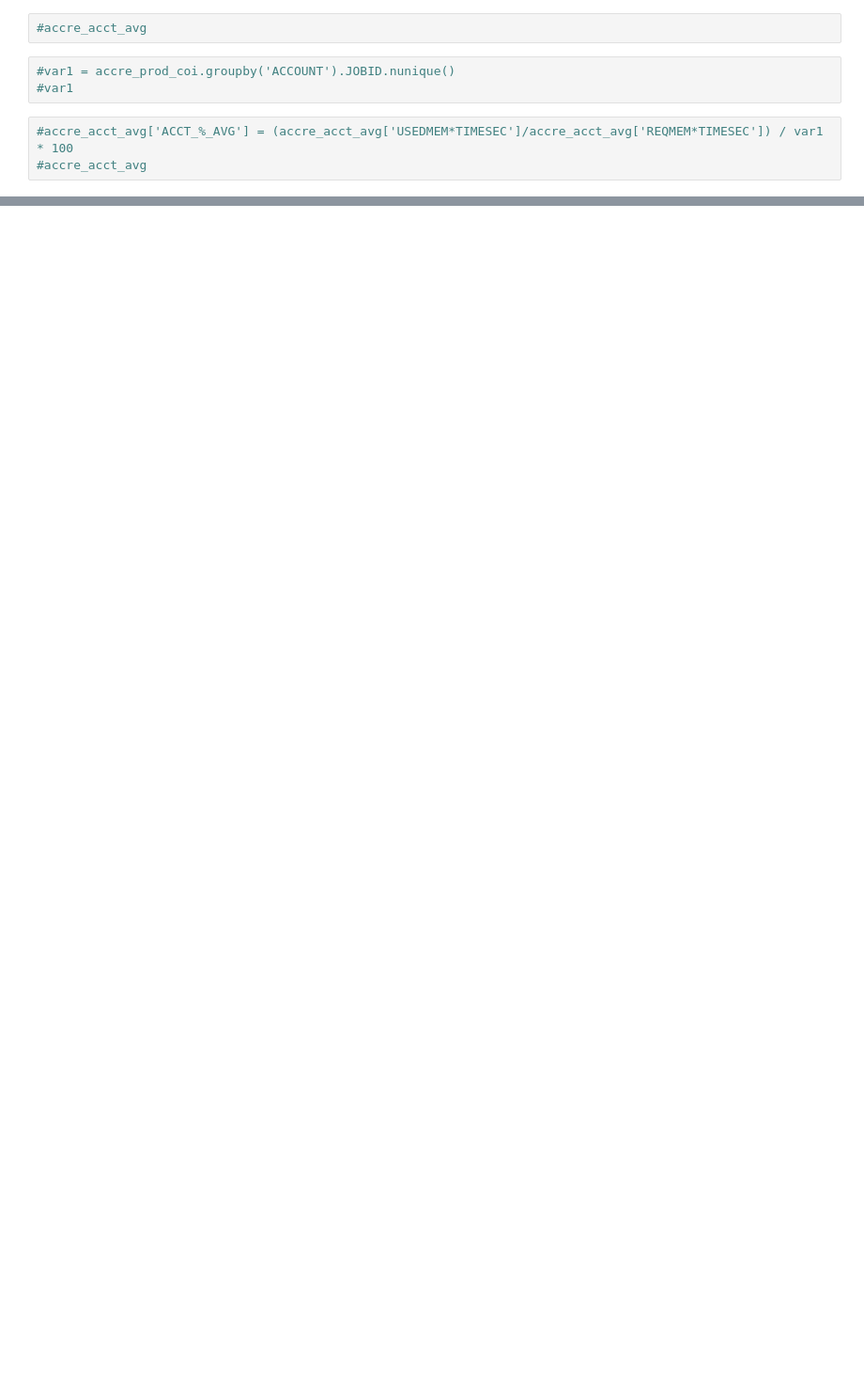
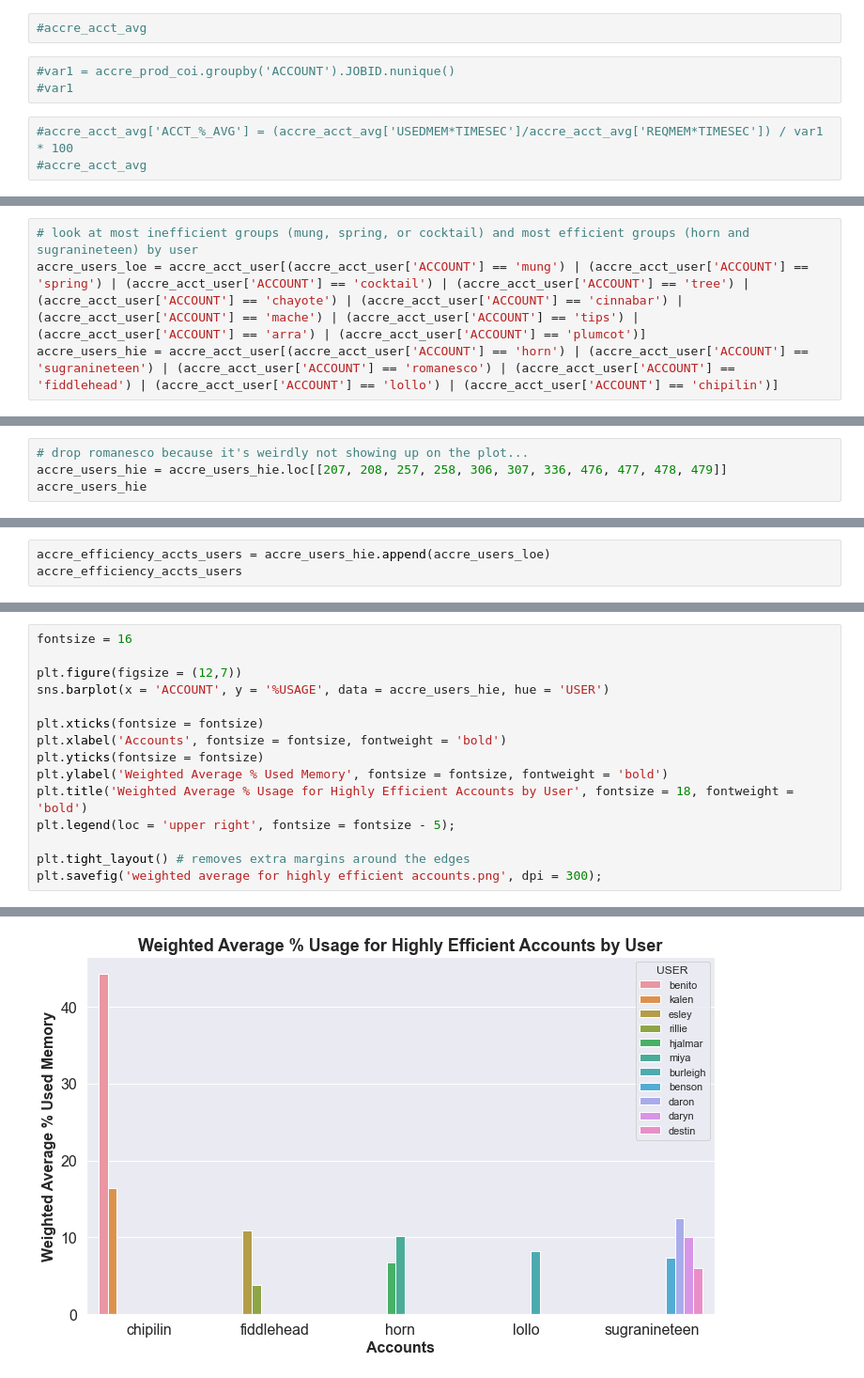
Before and after one commit to nss-data-science-cohort-4/dq2-accre-valkyries, a Jupyter notebook: notebooks/ONR_ACCRE_Q4_analysis.ipynb, the cells around one changed output, grey strips where cells are left out. Shown at 94% size. Drawn from its saved outputs; the diff is of its cells as text; blank space fills up the shorter version.

Commit message:
new bar charts

```diff
--- a/notebooks/ONR_ACCRE_Q4_analysis.ipynb
+++ b/notebooks/ONR_ACCRE_Q4_analysis.ipynb
@@ -323,0 +445,4 @@ plt.legend(loc = 'upper left', fontsize = fontsize - 5);
+# %%
+# look at most inefficient groups (mung, spring, or cocktail) and most efficient groups (horn and sugranineteen) by user
+accre_users_loe = accre_acct_user[(accre_acct_user['ACCOUNT'] == 'mung') | (accre_acct_user['ACCOUNT'] == 'spring') | (accre_acct_user['ACCOUNT'] == 'cocktail') | (accre_acct_user['ACCOUNT'] == 'tree') | (accre_acct_user['ACCOUNT'] == 'chayote') | (accre_acct_user['ACCOUNT'] == 'cinnabar') | (accre_acct_user['ACCOUNT'] == 'mache') | (accre_acct_user['ACCOUNT'] == 'tips') | (accre_acct_user['ACCOUNT'] == 'arra') | (accre_acct_user['ACCOUNT'] == 'plumcot')]
+accre_users_hie = accre_acct_user[(accre_acct_user['ACCOUNT'] == 'horn') | (accre_acct_user['ACCOUNT'] == 'sugranineteen') | (accre_acct_user['ACCOUNT'] == 'romanesco') | (accre_acct_user['ACCOUNT'] == 'fiddlehead') | (accre_acct_user['ACCOUNT'] == 'lollo') | (accre_acct_user['ACCOUNT'] == 'chipilin')]
@@ -323,0 +463,4 @@ plt.legend(loc = 'upper left', fontsize = fontsize - 5);
+# %%
+# drop romanesco because it's weirdly not showing up on the plot...
+accre_users_hie = accre_users_hie.loc[[207, 208, 257, 258, 306, 307, 336, 476, 477, 478, 479]]
+accre_users_hie
@@ -323,0 +480,3 @@ plt.legend(loc = 'upper left', fontsize = fontsize - 5);
+# %%
+accre_efficiency_accts_users = accre_users_hie.append(accre_users_loe)
+accre_efficiency_accts_users
@@ -323,0 +503,16 @@ plt.legend(loc = 'upper left', fontsize = fontsize - 5);
+# %%
+fontsize = 16
+
+plt.figure(figsize = (12,7))
+sns.barplot(x = 'ACCOUNT', y = '%USAGE', data = accre_users_hie, hue = 'USER')
+
+plt.xticks(fontsize = fontsize)
+plt.xlabel('Accounts', fontsize = fontsize, fontweight = 'bold')
+plt.yticks(fontsize = fontsize)
+plt.ylabel('Weighted Average % Used Memory', fontsize = fontsize, fontweight = 'bold')
+plt.title('Weighted Average % Usage for Highly Efficient Accounts by User', fontsize = 18, fontweight = 'bold')
+plt.legend(loc = 'upper right', fontsize = fontsize - 5);
+
+plt.tight_layout() # removes extra margins around the edges
+plt.savefig('weighted average for highly efficient accounts.png', dpi = 300);
+# %% [output]
@@ -323,0 +520 @@ plt.legend(loc = 'upper left', fontsize = fontsize - 5);
+[figure, added]
```
Also changed, not shown: parts of 28 cells of this notebook.
